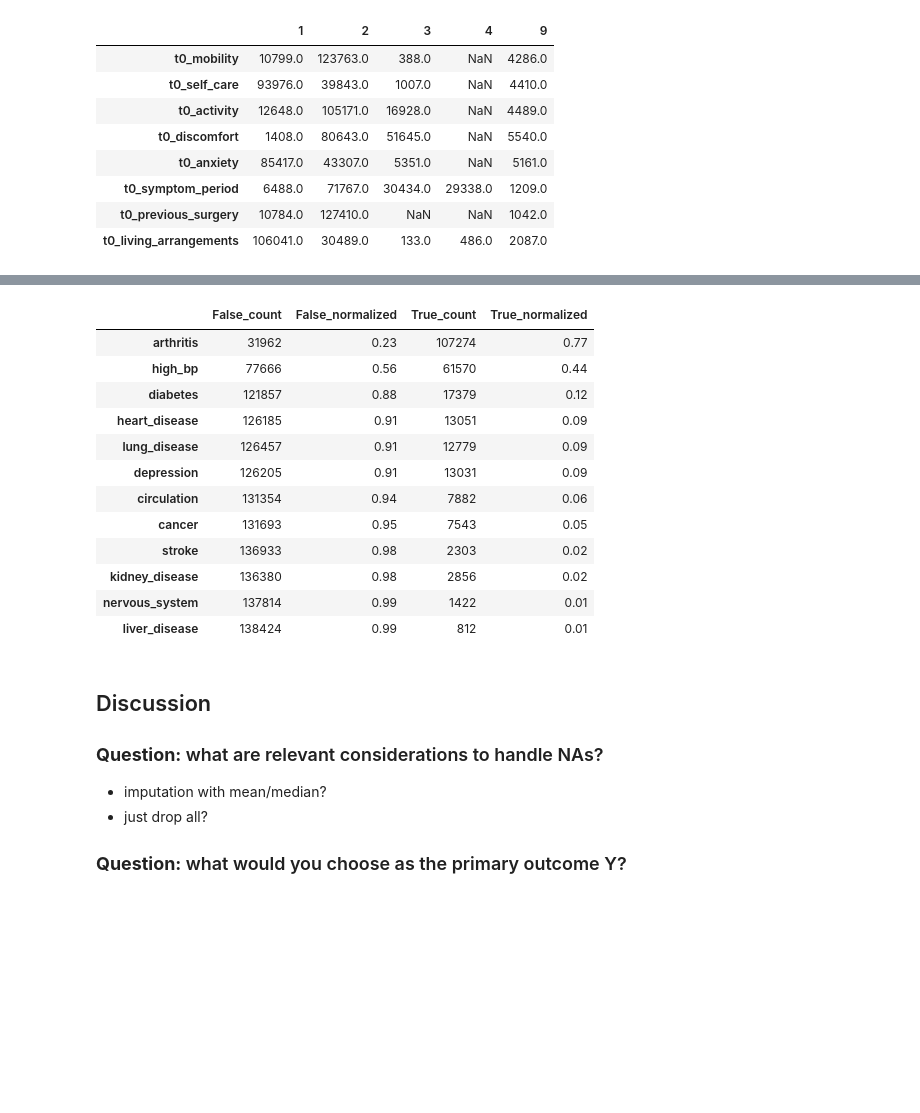
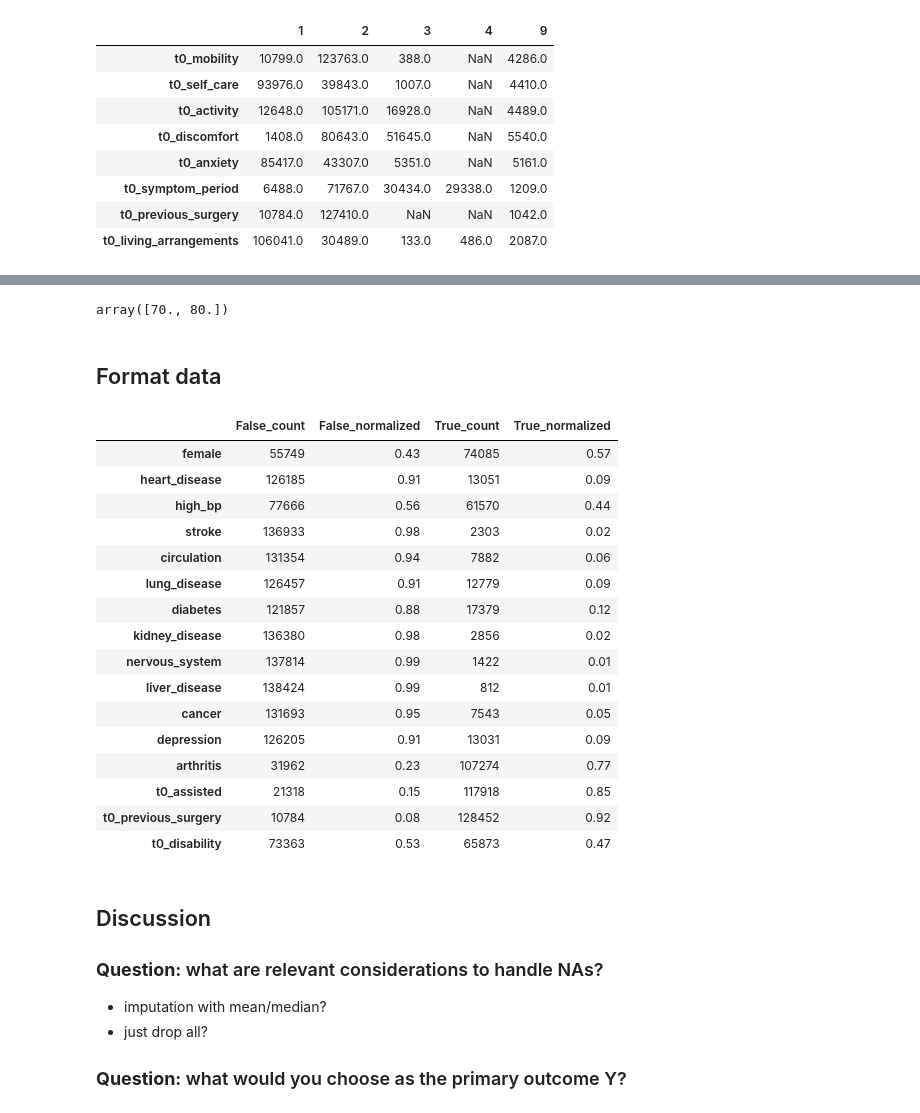
Before and after one commit to EAISI/application-project-nhs-proms, a Jupyter notebook: notebooks/3.0-data-preparation.ipynb, the cells around one changed output, grey strips where cells are left out. Drawn from its saved outputs; the diff is of its cells as text; code cells hidden in the pictures; blank space fills up the shorter version.

```diff
--- a/notebooks/3.0-data-preparation.ipynb
+++ b/notebooks/3.0-data-preparation.ipynb
@@ -248,47 +267,57 @@ array([2., 2., 1., 2., 1., 2., 2., 1., 2., 2., 1.])
-# %%
-# clean features with 999 sentinel values
-dfc.loc[:,['t0_eq_vas', 't1_eq_vas']] = dfc.loc[:,['t0_eq_vas', 't1_eq_vas']].replace(999, np.nan)
-
-# impute with most frequent values
-
-
-# features with no missing values
-dfc.loc[:,'gender'] = dfc.loc[:,'gender'].replace({1: False, 2: True})
-dfc.loc[:, casemix] = dfc.loc[:, casemix].replace({9: False, 1: True})
+# %%
+# assign imputed data
+dfc.loc[:, cols_sentinel_9] = impute_most_frequent.transform(dfc[cols_sentinel_9])
+# %%
+# same procedure for 999 sentinel values, using impute median
+eq_vas = ['t0_eq_vas', 't1_eq_vas']
+dfc.loc[:, eq_vas] = dfc.loc[:,eq_vas].replace(999, np.nan)
+impute_median.fit(dfc.loc[:,eq_vas])
+dfc.loc[:,eq_vas] = impute_median.transform(dfc.loc[:,eq_vas])
+impute_median.statistics_
+# %% [output]
+array([70., 80.])
+# %% [markdown]
+## Format data
+# %%
+# transform into boolean
+dfc['female'] = dfc.loc[:,'gender'].replace({1: False, 2: True})
+dfc.loc[:, comorb] = dfc.loc[:, comorb].replace({9: False, 1: True})
+dfc.loc[:, boolean] = dfc.loc[:, boolean].replace({1: False, 2: True})
 # %%
-
-
 # helper function for counting boolean attribues
 def count_boolean(series):
     '''
     Returns absolute and normalized value counts of pd.series as a dataframe with
     index = series.name
     columns with absolute and normalized counts of each value
     '''
     try:
         count = series.value_counts().to_frame().transpose()
         norm = series.value_counts(normalize=True).to_frame().transpose()
         return count.join(norm, lsuffix='_count', rsuffix='_normalized')
     except:
-        print('Error: expecting a pandas.Series object as input. \n' + count_all.__doc__)
+        print('Error: expecting a pandas.Series object as input. \n' + count_boolean.__doc__)
         return None
+
+pd.concat([count_boolean(dfc[col]) for col in ['female'] + comorb + boolean]).round(2)
+# %% [output]
+|  | False_count | False_normalized | True_count | True_normalized |
+| female | 55749 | 0.43 | 74085 | 0.57 |
+| heart_disease | 126185 | 0.91 | 13051 | 0.09 |
+| high_bp | 77666 | 0.56 | 61570 | 0.44 |
+| stroke | 136933 | 0.98 | 2303 | 0.02 |
+| circulation | 131354 | 0.94 | 7882 | 0.06 |
+| lung_disease | 126457 | 0.91 | 12779 | 0.09 |
+| diabetes | 121857 | 0.88 | 17379 | 0.12 |
+| kidney_disease | 136380 | 0.98 | 2856 | 0.02 |
+| nervous_system | 137814 | 0.99 | 1422 | 0.01 |
+| liver_disease | 138424 | 0.99 | 812 | 0.01 |
+| cancer | 131693 | 0.95 | 7543 | 0.05 |
+| depression | 126205 | 0.91 | 13031 | 0.09 |
+| arthritis | 31962 | 0.23 | 107274 | 0.77 |
+| t0_assisted | 21318 | 0.15 | 117918 | 0.85 |
+| t0_previous_surgery | 10784 | 0.08 | 128452 | 0.92 |
+| t0_disability | 73363 | 0.53 | 65873 | 0.47 |
-# %%
-tbl_casemix = pd.concat([count_all(dfc.loc[:, feature]) for feature in casemix], sort=True)
-tbl_casemix.round(2).sort_values('True_normalized', ascending=False)
-# %% [output]
-|  | False_count | False_normalized | True_count | True_normalized |
-| arthritis | 31962 | 0.23 | 107274 | 0.77 |
-| high_bp | 77666 | 0.56 | 61570 | 0.44 |
-| diabetes | 121857 | 0.88 | 17379 | 0.12 |
-| heart_disease | 126185 | 0.91 | 13051 | 0.09 |
-| lung_disease | 126457 | 0.91 | 12779 | 0.09 |
-| depression | 126205 | 0.91 | 13031 | 0.09 |
-| circulation | 131354 | 0.94 | 7882 | 0.06 |
-| cancer | 131693 | 0.95 | 7543 | 0.05 |
-| stroke | 136933 | 0.98 | 2303 | 0.02 |
-| kidney_disease | 136380 | 0.98 | 2856 | 0.02 |
-| nervous_system | 137814 | 0.99 | 1422 | 0.01 |
-| liver_disease | 138424 | 0.99 | 812 | 0.01 |
 # %% [markdown]
 ## Discussion
 
```
Also changed, not shown: parts of 11 cells of this notebook.
